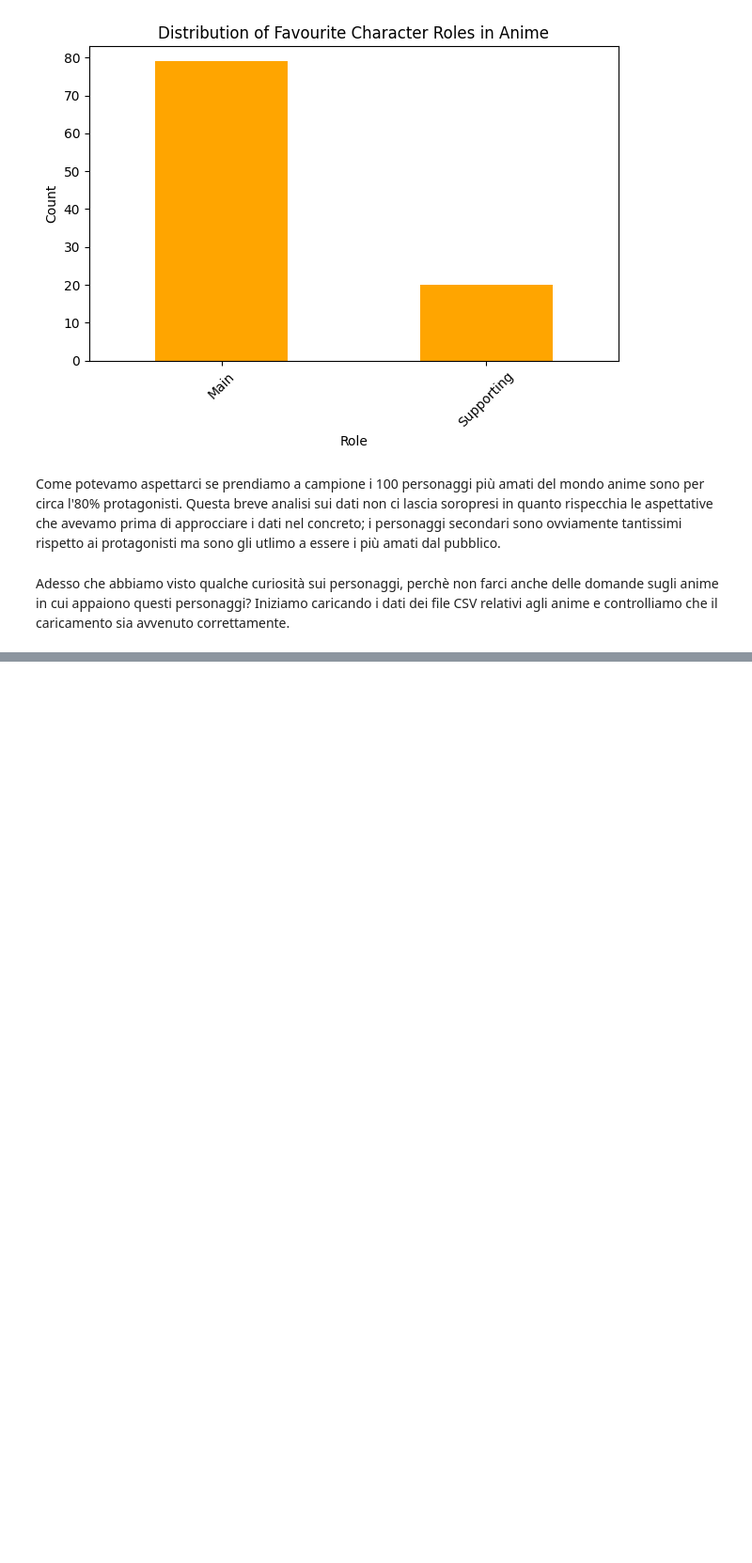
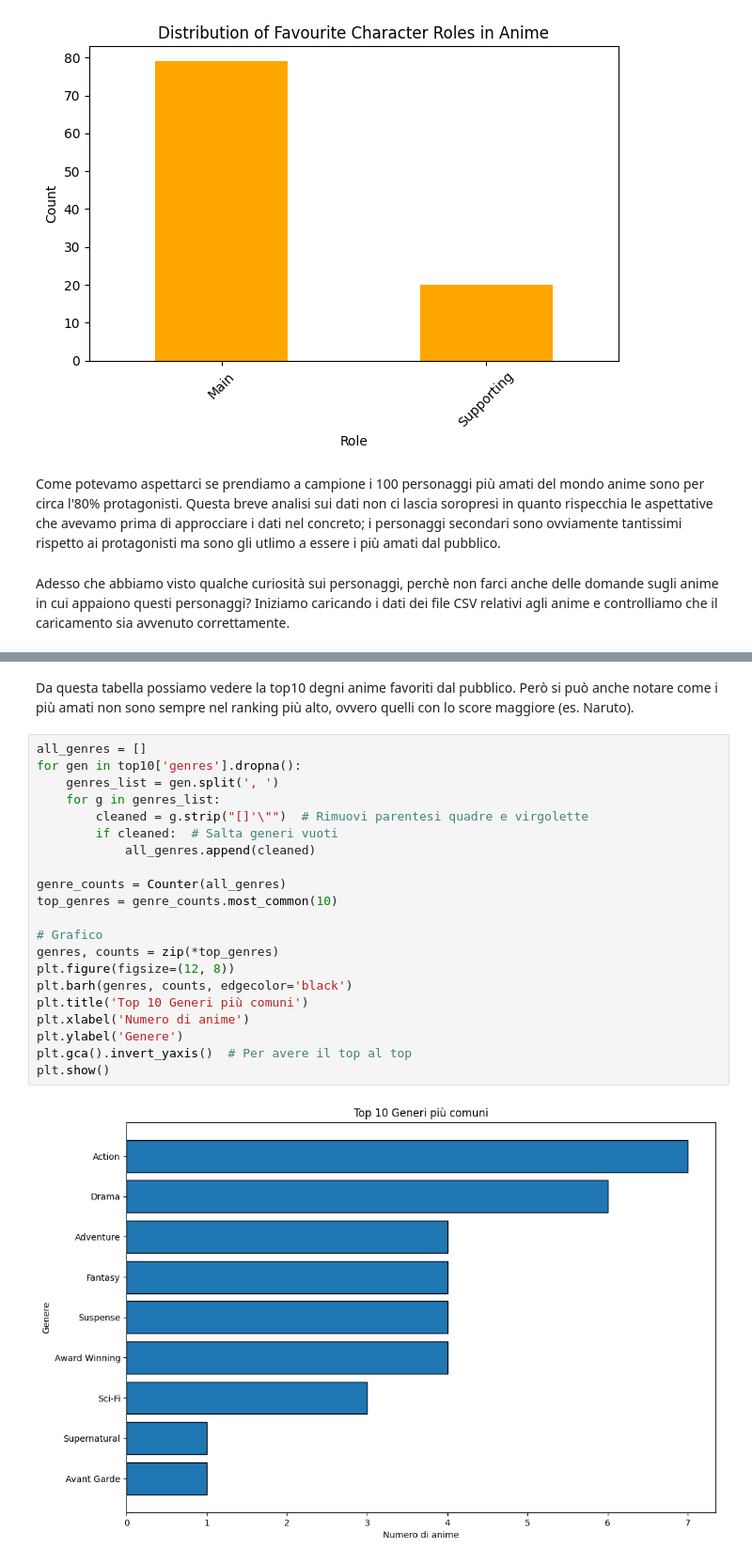
Before and after one commit to LeonardoFerraud/HCI---progetto-finale-Ferraud-Russo-2, a Jupyter notebook: Assigment25-26.ipynb, the cells around one changed output, grey strips where cells are left out. Shown at 94% size. Drawn from its saved outputs; the diff is of its cells as text; blank space fills up the shorter version.

```diff
--- a/Assigment25-26.ipynb
+++ b/Assigment25-26.ipynb
@@ -134,0 +168,25 @@ idee: migiori score/rank, anime piu votati (scored by), top generi, quali studi
+# %% [markdown]
+Da questa tabella possiamo vedere la top10 degni anime favoriti dal pubblico. Però si può anche notare come i più amati non sono sempre nel ranking più alto, ovvero quelli con lo score maggiore (es. Naruto).
+# %%
+all_genres = []
+for gen in top10['genres'].dropna():
+    genres_list = gen.split(', ')
+    for g in genres_list:
+        cleaned = g.strip("[]'\"")  # Rimuovi parentesi quadre e virgolette
+        if cleaned:  # Salta generi vuoti
+            all_genres.append(cleaned)
+
+genre_counts = Counter(all_genres)
+top_genres = genre_counts.most_common(10)
+
+# Grafico
+genres, counts = zip(*top_genres)
+plt.figure(figsize=(12, 8))
+plt.barh(genres, counts, edgecolor='black')
+plt.title('Top 10 Generi più comuni')
+plt.xlabel('Numero di anime')
+plt.ylabel('Genere')
+plt.gca().invert_yaxis()  # Per avere il top al top
+plt.show()
+# %% [output]
+[figure, added]
```
Also changed, not shown: parts of 19 cells of this notebook.
